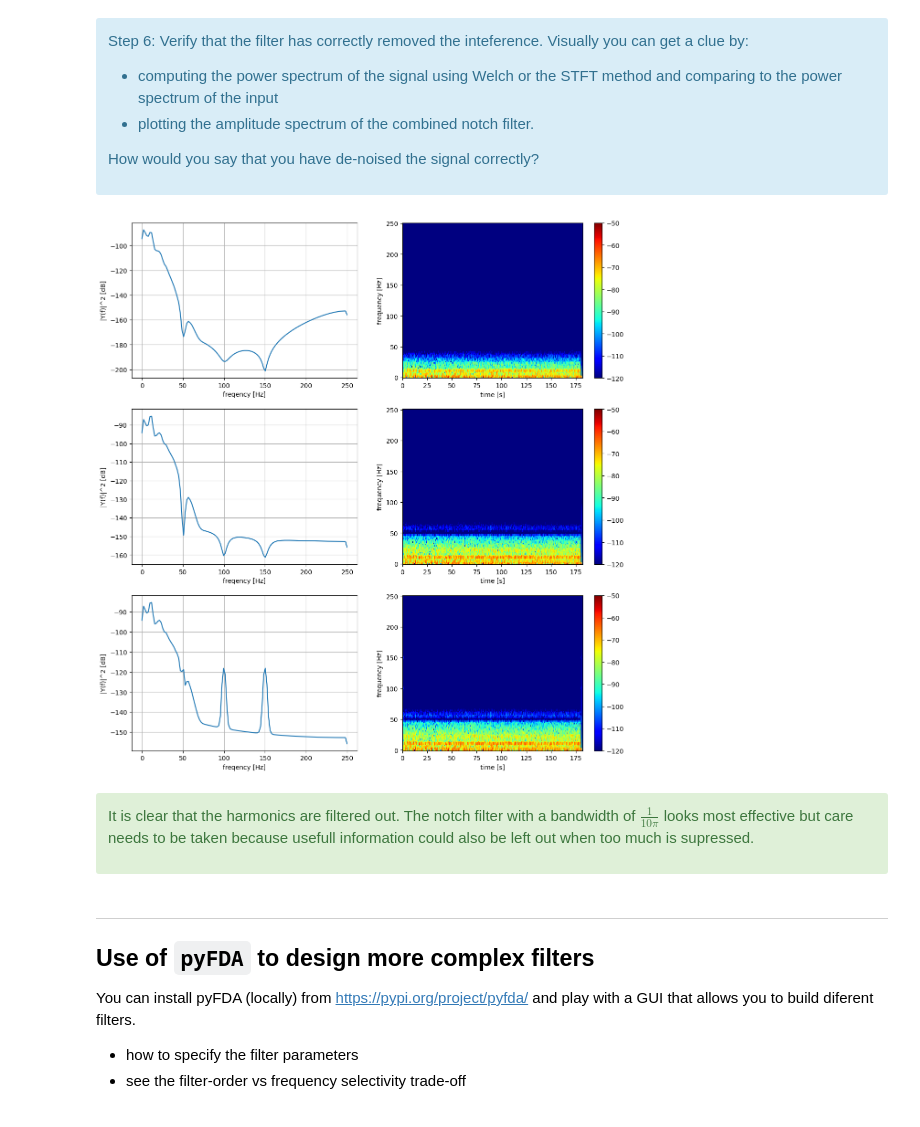
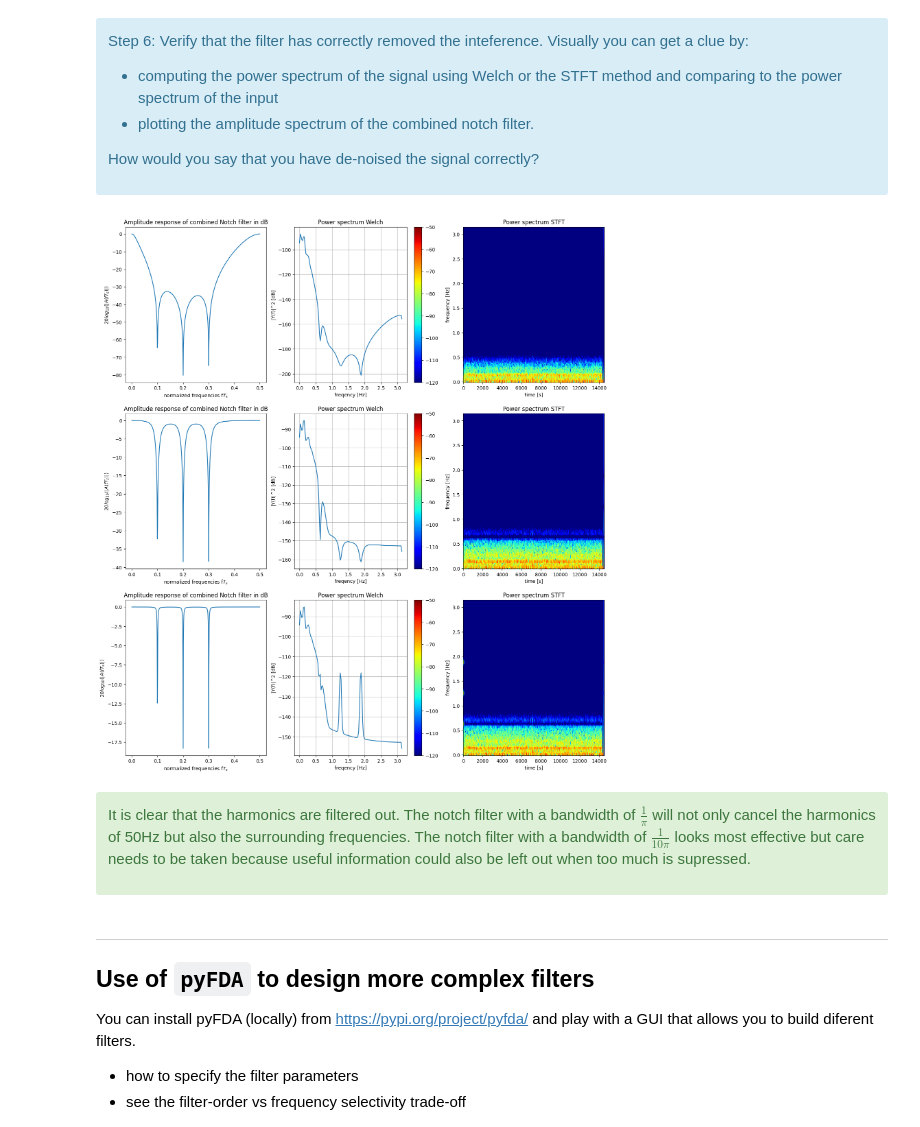
Before and after one commit to vbelpair/Ugent, a Jupyter notebook: Medical_Signal_Processing_and_Statistics/assignment_3/ex03_vincent.ipynb, the cells around one changed output. Drawn from its saved outputs; the diff is of its cells as text; code cells hidden in the pictures.

```diff
--- a/Medical_Signal_Processing_and_Statistics/assignment_3/ex03_vincent.ipynb
+++ b/Medical_Signal_Processing_and_Statistics/assignment_3/ex03_vincent.ipynb
@@ -67,19 +67,19 @@ def y(x):
     """
     N = x.size
     y = np.zeros(N+3) # 3 dummy datapoints
-    for n in range(2, N+3):
+    for n in range(3, N+3):
         y[n] = 0.5*x[n-3]-0.5*x[n-5]-0.2*y[n-1]-0.2*y[n-2]+0.8*y[n-3]
     return y[3:]
 
 y10, y100 = y(x(10)), y(x(100))
 fig, (ax1, ax2) = plt.subplots(ncols=2, figsize=(14,5))
 
-ax1.plot(y10)
+ax1.stem(y10)
 ax1.set_xlabel('n')
 ax1.set_ylabel('h(n)',rotation=0) # remark y(n) = h(n) * x(n) = h(n) * delta(n) = h(n), with * the convolution product operator
 ax1.set_title('N=10')
 
-ax2.plot(y100)
+ax2.stem(y100)
 ax2.set_xlabel('n')
 ax2.set_ylabel('h(n)',rotation=0)
 ax2.set_title('N=100')
@@ -702,7 +743,7 @@ yBW = []
 
 for i, BW in enumerate((1/np.pi, 1/10/np.pi, 1/100/np.pi)):
     Bz, Az = NotchHarmonics(BW)
-    yBW.append(np.real(signal.lfilter(Bz,Az,x)))
+    yBW.append((Bz,Az,np.real(signal.lfilter(Bz,Az,x))))
 # %% [markdown]
 <div class="alert alert-info">
 
@@ -716,52 +757,66 @@ How would you say that you have de-noised the signal correctly?
 # %%
 # Replot the spectrum of the filtered signal using Welch or STFT.
 # Compare to the input signal.
-fig, axs = plt.subplots(nrows=3, ncols=2, figsize=(14, 15))
+fig, axs = plt.subplots(nrows=3, ncols=3, figsize=(18, 20))
 
-for i, y in enumerate(yBW):
+for i, (bz,az,y) in enumerate(yBW):
+
+    # Amplitude spectrum of combined notch filter
+    f,Hf = signal.freqz(bz,az)
+    fs = 2*f[-1]
+    Ts = 1/fs
+
+    A, phase = 20*np.log10(np.abs(Hf)), np.angle(Hf)
+
+    axs[i][0].plot(f*Ts, A)
+    axs[i][0].set_xlabel('normalized frequencies f$T_s$')
+    axs[i][0].set_ylabel(r'$20log_{10}(|A(fT_s)|)$')
+    axs[i][0].set_title('Amplitude response of combined Notch filter in dB')
 
     # Short-time power spectrum computation using Welch periodogram
     # This yields the smoothed power-spectrum averaged across several short,
     # overlapping windows of the signal.
     nfft = 256
     overlap = 7*nfft//8
     scaleFact = signal.windows.get_window('hann',nfft).sum()
     frqVec,psdX = signal.welch(y, fs=fs, window='hann',\
                             noverlap=overlap, nfft=nfft,scaling='spectrum')
 
     # Look at the resulting power spectrum of the signal
-    axs[i][0].plot(frqVec, 10*np.log10(psdX*scaleFact))
-    axs[i][0].set_xlabel('freqency [Hz]')
-    axs[i][0].set_ylabel('|Y(f)|^2 [dB]')
-    axs[i][0].grid('on')
+    axs[i][1].plot(frqVec, 10*np.log10(psdX*scaleFact))
+    axs[i][1].set_xlabel('freqency [Hz]')
+    axs[i][1].set_ylabel('|Y(f)|^2 [dB]')
+    axs[i][1].set_title('Power spectrum Welch')
+    axs[i][1].grid('on')
 
     # Short-time periodogram using signal.stft
     # Same analysis parameters as Welch, but in this case, the periodogram is
     # not averaged across time, yielding a time-frequency view.
 
     #Add all correct inputs into signal.stft
     frqVec,tAxis,X = signal.stft(y,window='hann',nperseg=nfft,noverlap=overlap,\
                                 nfft=nfft, return_onesided=True,axis=0,fs=fs)
     X *= scaleFact
     # Compute the periodogram
     PsiXX = np.abs(X)**2
 
     # Either plot the average along time-axis (which means 1-D plot, similar to Welch estimate)
     # or plot a colourful image, which gives a nicer view of the underlying signal spectrum.
     xGrid,yGrid = np.meshgrid(tAxis,frqVec)
-    mesh = axs[i][1].pcolormesh(xGrid,yGrid,10*np.log10(PsiXX),cmap='jet',\
+    mesh = axs[i][2].pcolormesh(xGrid,yGrid,10*np.log10(PsiXX),cmap='jet',\
                         vmin=-120,vmax=-50,shading='auto')
-    axs[i][1].set_xlabel('time [s]')
-    axs[i][1].set_ylabel('frequency [Hz]')
+    axs[i][2].set_xlabel('time [s]')
+    axs[i][2].set_ylabel('frequency [Hz]')
+    axs[i][2].set_title('Power spectrum STFT')
     fig.colorbar(mesh, ax=axs[i][1])
 
 plt.show()
 # %% [output]
-[figure, old version]
+[figure, new version]
 # %% [markdown]
 <div class="alert alert-success">
 
-It is clear that the harmonics are filtered out. The notch filter with a bandwidth of $\frac{1}{10\pi}$ looks most effective but care needs to be taken because usefull information could also be left out when too much is supressed.
+It is clear that the harmonics are filtered out. The notch filter with a bandwidth of $\frac{1}{\pi}$ will not only cancel the harmonics of 50Hz but also the surrounding frequencies. The notch filter with a bandwidth of $\frac{1}{10\pi}$ looks most effective but care needs to be taken because useful information could also be left out when too much is supressed.
 </div>
 # %% [markdown]
 ---------------------
```
Also changed, not shown: parts of 16 cells of this notebook, 1 other file.
